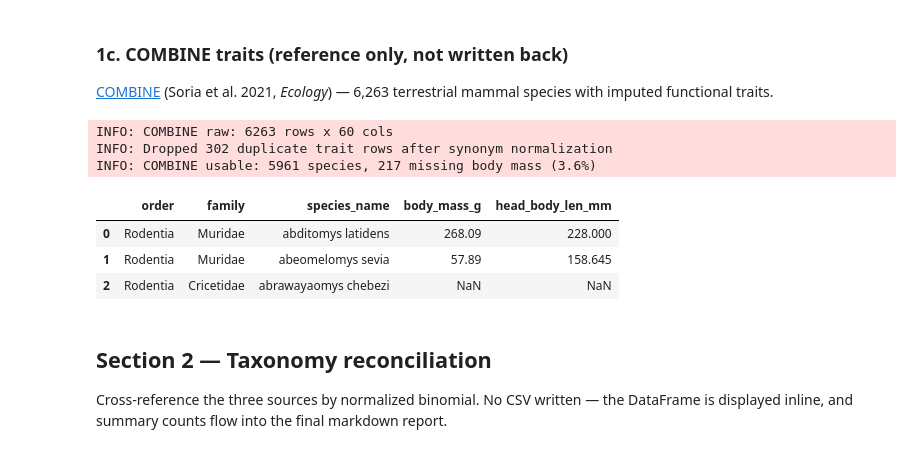
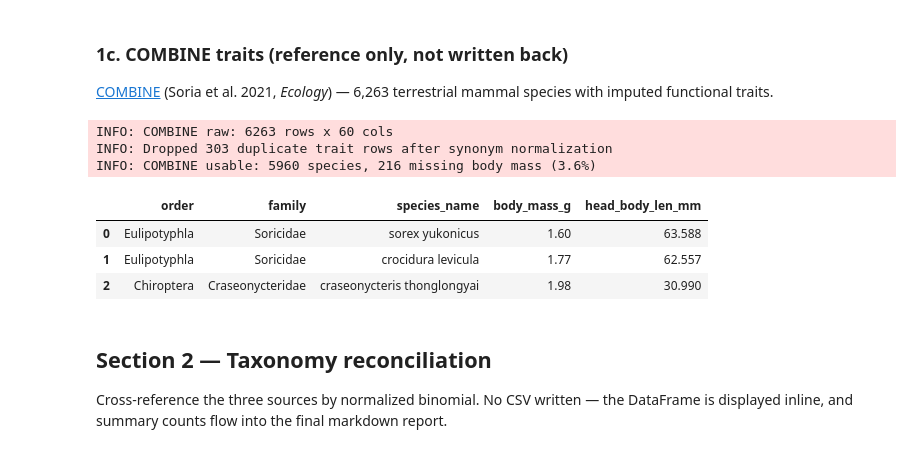
Before and after one commit to cliff003/HAAG_Spatial_Camera_Trap_Fall2025, a Jupyter notebook: data_cleaning.ipynb, the cells around one changed output. Cells and saved outputs as stored; diff of their text form; code cells hidden in the pictures.

```diff
--- a/data_cleaning.ipynb
+++ b/data_cleaning.ipynb
@@ -332,39 +330,43 @@ wanted = {
     "order":                    "order",
     "family":                   "family",
     "iucn2020_binomial":        "species_name",
     "adult_mass_g":             "body_mass_g",
     "adult_body_length_mm":     "head_body_len_mm",
 }
 pan = trait_raw[list(wanted.keys())].rename(columns=wanted).copy()
 
 # COMBINE uses NA (not a sentinel). Imputed file has ~100% body-mass coverage.
 # Normalize species for joinability.
 pan["species_name"] = pan["species_name"].apply(normalize_species)
 
 # Drop rows without a species_name (e.g. taxonomy placeholders).
 pan = pan[pan["species_name"].notna() & (pan["species_name"] != "")].copy()
 
 # Deduplicate: after normalize_species + synonym collapse, some rows may now
-# share the same canonical binomial. Keep the first (empirical first in COMBINE).
+# share the same canonical binomial (e.g. Bucket B "molossus alvarezi -> molossus rufus"
+# collapses two COMBINE rows into one). Sort so rows with non-null body_mass come
+# first, then keep first per species_name — that way the dedup picks the entry
+# that actually carries a mass instead of letting an alphabetically-earlier NaN row win.
 before = len(pan)
+pan = pan.sort_values("body_mass_g", na_position="last", kind="stable")
 pan = pan.drop_duplicates(subset="species_name", keep="first").reset_index(drop=True)
 if before != len(pan):
     logger.info("Dropped %s duplicate trait rows after synonym normalization",
                 before - len(pan))
 
 missing_mass = pan["body_mass_g"].isna().sum()
 logger.info("COMBINE usable: %s species, %s missing body mass (%.1f%%)",
             len(pan), missing_mass, 100 * missing_mass / max(len(pan), 1))
 
 pan.head(3)
 # %% [output]
 INFO: COMBINE raw: 6263 rows x 60 cols
-INFO: Dropped 302 duplicate trait rows after synonym normalization
-INFO: COMBINE usable: 5961 species, 217 missing body mass (3.6%)
+INFO: Dropped 303 duplicate trait rows after synonym normalization
+INFO: COMBINE usable: 5960 species, 216 missing body mass (3.6%)
 |  | order | family | species_name | body_mass_g | head_body_len_mm |
-| 0 | Rodentia | Muridae | abditomys latidens | 268.09 | 228.000 |
-| 1 | Rodentia | Muridae | abeomelomys sevia | 57.89 | 158.645 |
-| 2 | Rodentia | Cricetidae | abrawayaomys chebezi | NaN | NaN |
+| 0 | Eulipotyphla | Soricidae | sorex yukonicus | 1.60 | 63.588 |
+| 1 | Eulipotyphla | Soricidae | crocidura levicula | 1.77 | 62.557 |
+| 2 | Chiroptera | Craseonycteridae | craseonycteris thonglongyai | 1.98 | 30.990 |
 # %% [markdown]
 ## Section 2 — Taxonomy reconciliation
 
```
Also changed, not shown: parts of 6 cells of this notebook, 7 other files.
